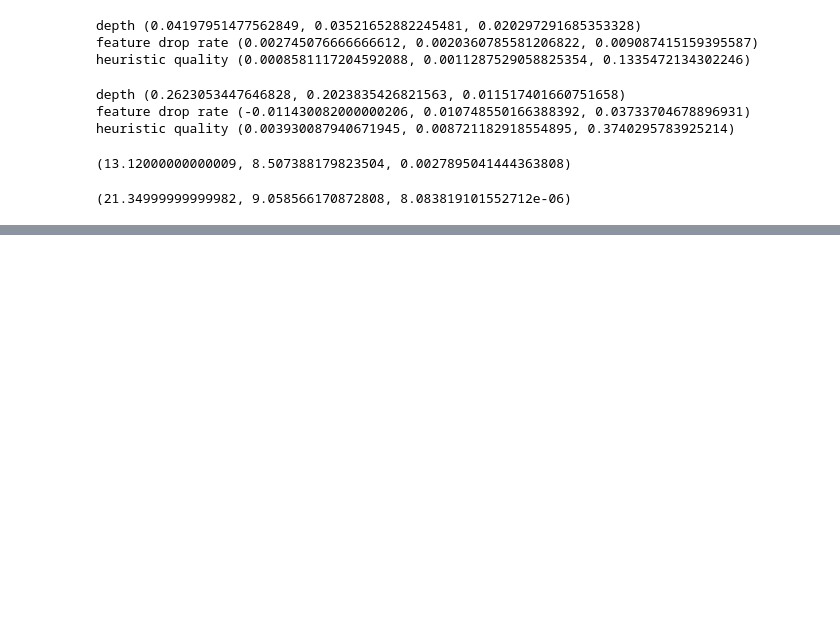
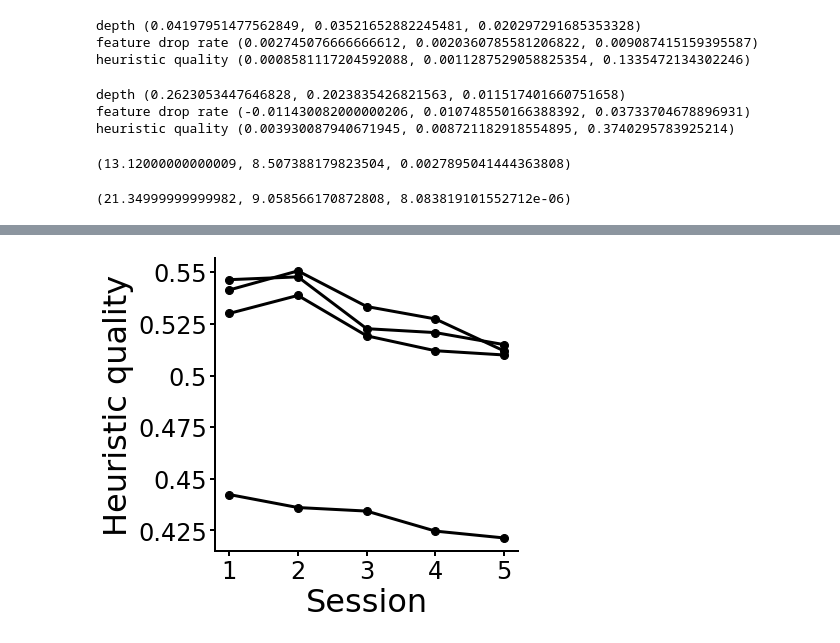
Before and after one commit to basvanopheusden/fourinarow, a Jupyter notebook: Analysis notebooks/new/Learning and time pressure analysis.ipynb, the cells around one changed output, grey strips where cells are left out. Saved outputs shown, nothing was run; the diff lists cells and outputs as text; code cells hidden in the pictures; blank space fills up the shorter version.

```diff
--- a/Analysis notebooks/new/Learning and time pressure analysis.ipynb
+++ b/Analysis notebooks/new/Learning and time pressure analysis.ipynb
@@ -137,6 +137,12 @@ else:
                            for j in range(1,6)] for i in range(1,151)],[30,5,5])
     depth_peak = depth_peak[:,[1,2,3,4,0],:]
     np.save(filename,depth_peak,allow_pickle=True)
+# %%
+def get_heuristic_quality(params):
+    f3inarow_learn = (params[:,:,:,9]+params[:,:,:,28])/2
+    heuristic_values_learn = np.tanh(0.4*np.sum((-2*player_color+1)[None,None,None,:,None]*feature_counts[None,None,None,:]
+                                                *params[:,:,:,None,6:41]/f3inarow_learn[:,:,:,None,None],axis=4))
+    return np.apply_along_axis(lambda x: np.corrcoef(x,optimal_board_values)[0,1],3,heuristic_values_learn)
 # %%
 def f(x):
     if x<-5000:
@@ -719,0 +765,3 @@ test_significance(ratings_learn,range(5))
+# %%
+heuristic_quality_learn_models = [get_heuristic_quality(np.reshape(np.loadtxt(direc + 'Params/params_learn_' + m + '.txt'),
+                                                                   [30,5,5,58])) for m in models]
@@ -719,0 +787,16 @@ test_significance(ratings_learn,range(5))
+# %%
+fig,ax=plt.subplots(figsize=(6,6))
+ax.xaxis.set_major_formatter(FormatStrFormatter('%g'))
+ax.yaxis.set_major_formatter(FormatStrFormatter('%g'))
+
+for q in heuristic_quality_learn_models:
+    ax.plot(range(1,6),np.mean(q,axis=(0,2)),'.-',color='black')
+ax.set_xlabel('Session')
+ax.set_ylabel('Heuristic quality')
+ax.set_xticks(range(1,6))
+fig.subplots_adjust(bottom=0.2,right=0.95,left=0.25)
+#plt.text(0,0.9,'A',ha='right',va='top',transform=fig.transFigure)
+#fig.savefig(fig_direc + 'figure_3b.pdf')
+plt.show()
+# %% [output]
+[figure, added]
```
Also changed, not shown: parts of 8 cells of this notebook, 14 other files.
